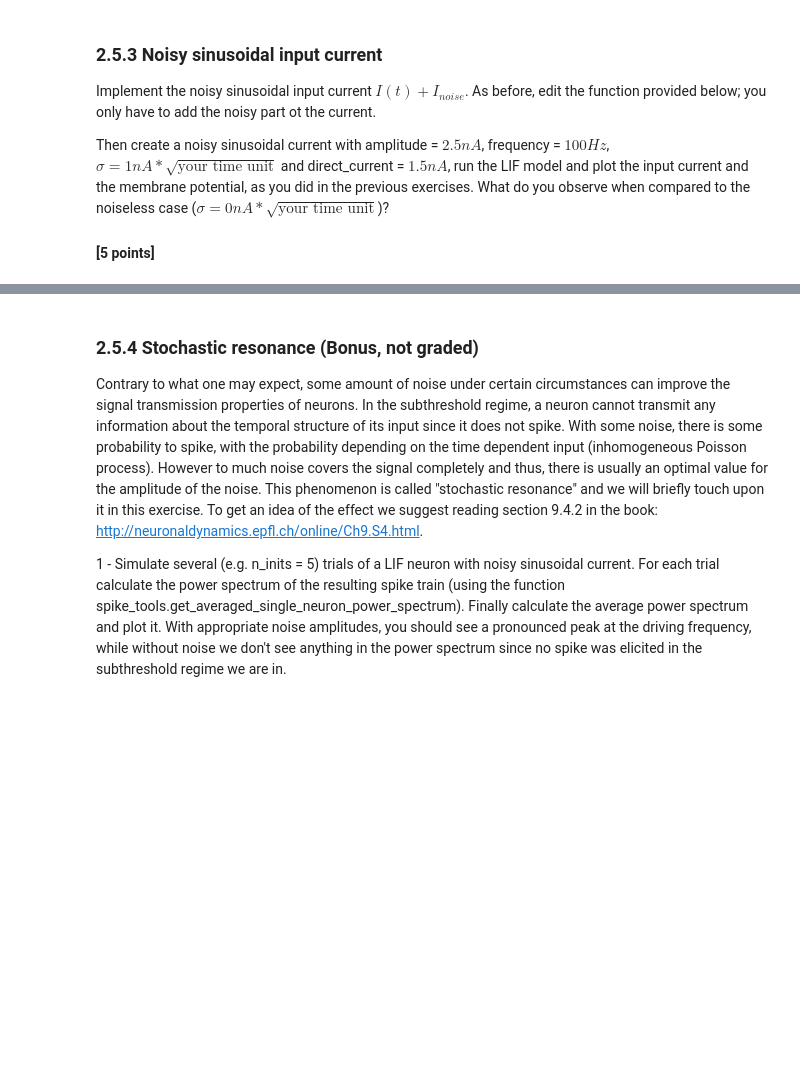
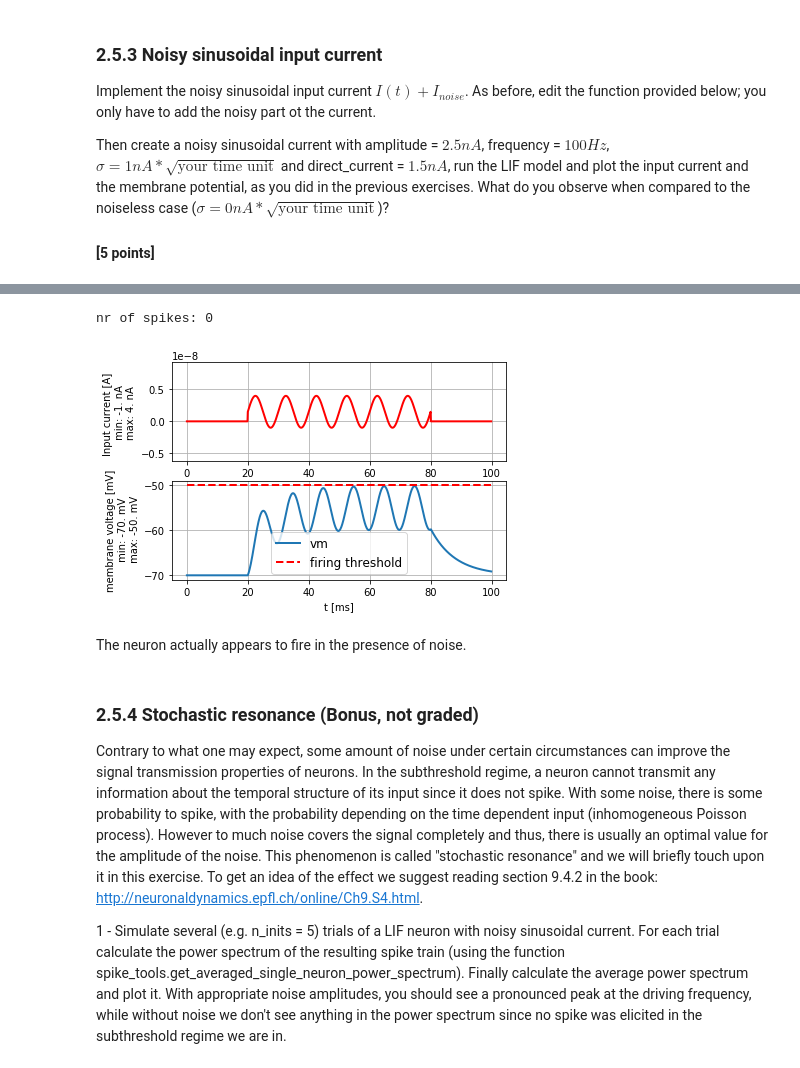
Before and after one commit to Shrecki/BioModNN, a Jupyter notebook: Ex2_Fabrice_Guibert_000.ipynb, the cells around one changed output, grey strips where cells are left out. Saved outputs shown, nothing was run; the diff lists cells and outputs as text; code cells hidden in the pictures; blank space fills up the shorter version.

```diff
--- a/Ex2_Fabrice_Guibert_000.ipynb
+++ b/Ex2_Fabrice_Guibert_000.ipynb
@@ -668,3 +697,30 @@ print("nr of spikes: {}".format(spike_monitor.count[0]))
+# %%
+noiseless_sigma = 0.*b2.nA*np.sqrt(time_step)
+amplitude = 2.5*b2.nA
+frequency = 100.*b2.Hz
+time_unit = 1.*b2.ms
+time_step = 0.1*b2.ms # This is needed for higher temporal resolution
+direct_current = 1.5*b2.nA
+
+
+# Create a noisy sinusoidal current
+noisy_sinusoidal_current = get_noisy_sinusoidal_current(200, 800, unit_time = time_step,
+                                           amplitude= amplitude, frequency=frequency,
+                                          direct_current=direct_current, sigma = noiseless_sigma)
+
+# Run the LIF model
+(state_monitor,spike_monitor) = LIF.simulate_LIF_neuron(input_current=noisy_sinusoidal_current, \
+                                                        simulation_time = 100 * b2.ms)
+
+# plot I and vm
+plot_tools.plot_voltage_and_current_traces(state_monitor, noisy_sinusoidal_current, title="", \
+                                           firing_threshold=LIF.FIRING_THRESHOLD)
+print("nr of spikes: {}".format(spike_monitor.count[0]))
+# %% [output]
+nr of spikes: 0
+[figure, added]
+# %% [markdown]
+The neuron actually appears to fire in the presence of noise.
 # %% [markdown]
 ### 2.5.4 Stochastic resonance (Bonus, not graded)
 Contrary to what one may expect, some amount of noise under certain circumstances can improve the signal transmission properties of neurons. In the subthreshold regime, a neuron cannot transmit any information about the temporal structure of its input since it does not spike. With some noise, there is some probability to spike, with the probability depending on the time dependent input (inhomogeneous Poisson process). However to much noise covers the signal completely and thus, there is usually an optimal value for the amplitude of the noise. This phenomenon is called "stochastic resonance" and we will briefly touch upon it in this exercise. To get an idea of the effect we suggest reading section 9.4.2 in the book: http://neuronaldynamics.epfl.ch/online/Ch9.S4.html.
```
Also changed, not shown: parts of 8 cells of this notebook.
